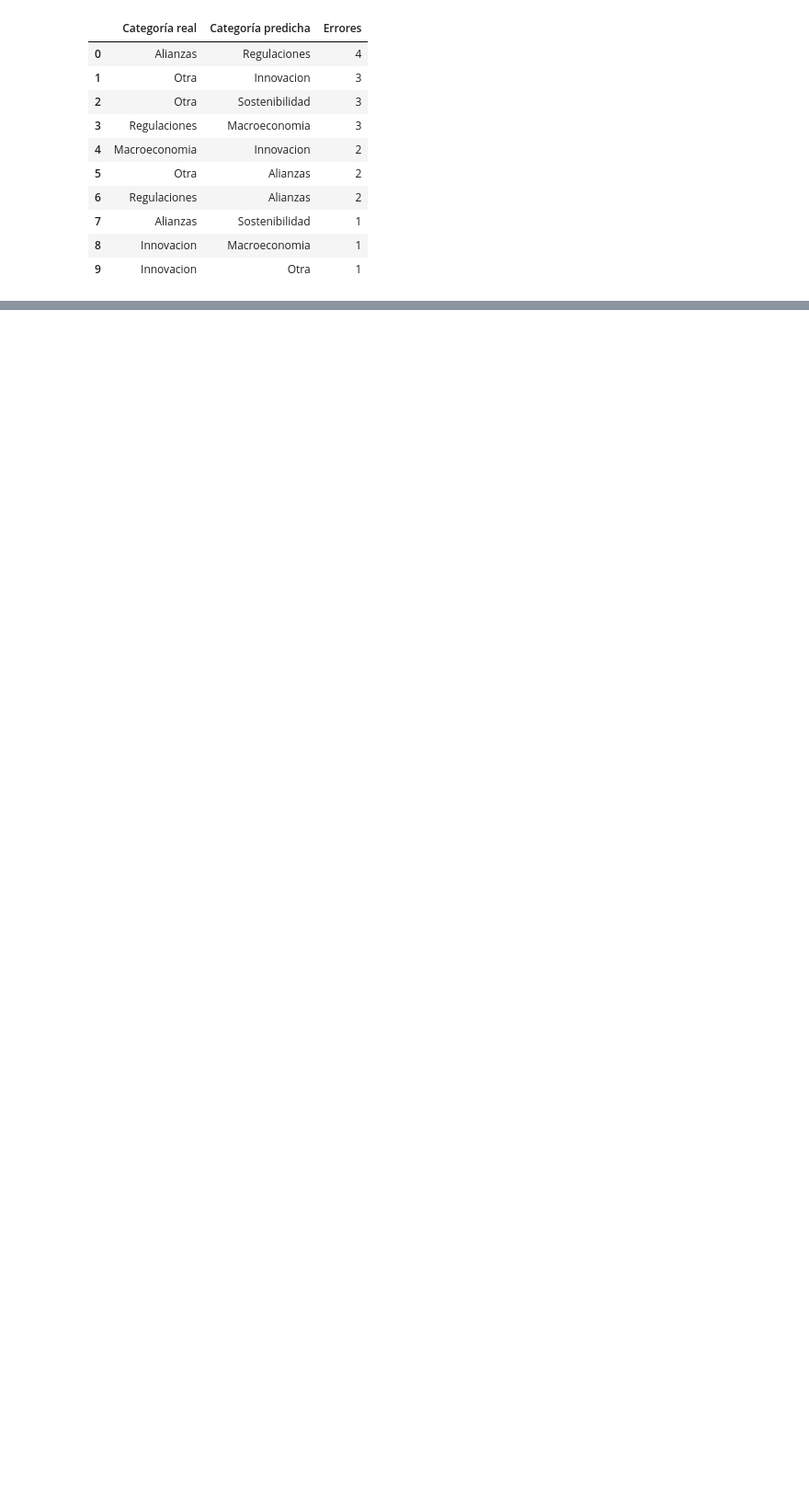
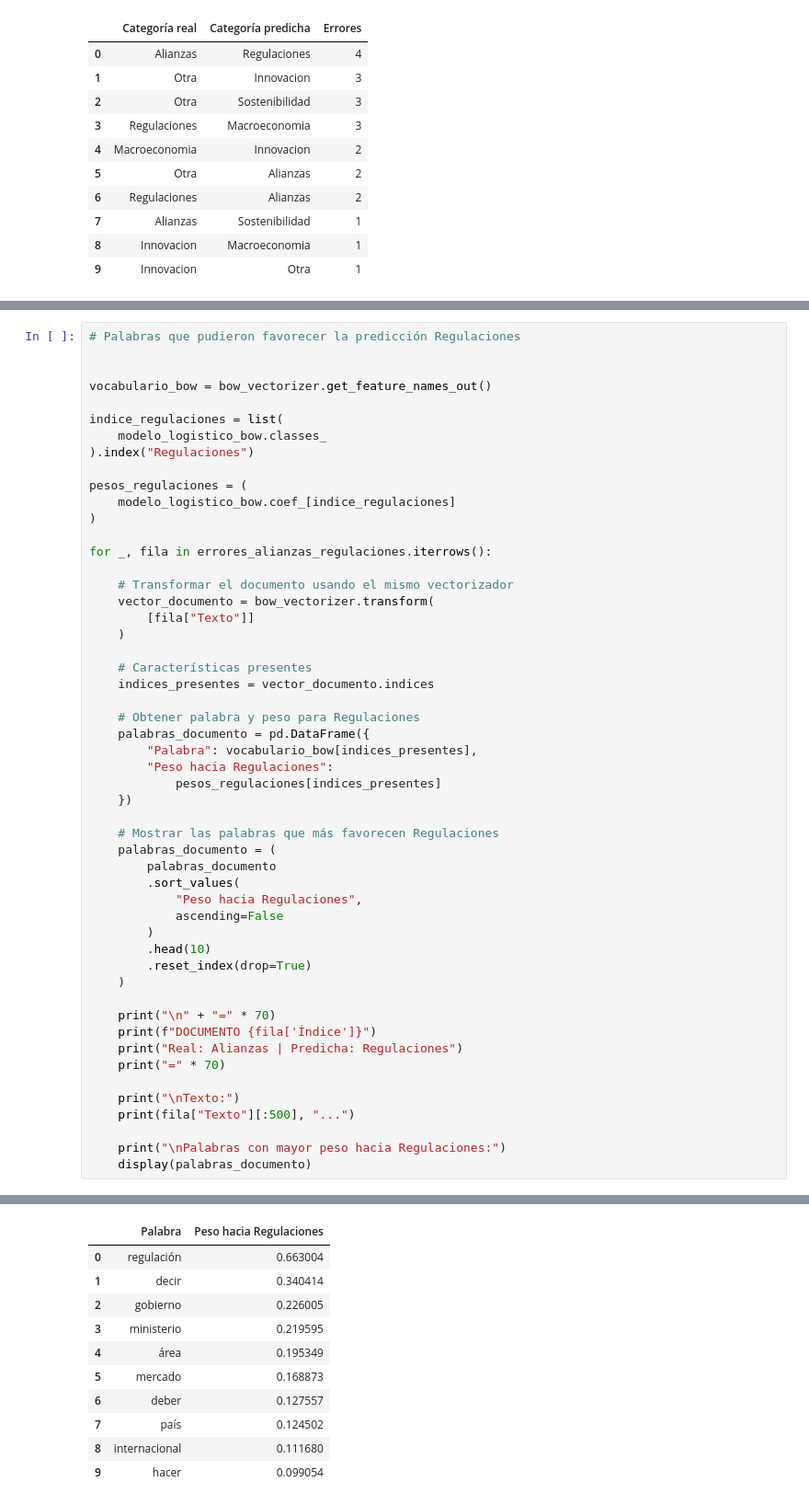
Before and after one commit to Cynthiss/NLP, a Jupyter notebook: Lab_4/Lab_4.ipynb, the cells around one changed output, grey strips where cells are left out. Shown at 92% size. Saved outputs shown, nothing was run; the diff lists cells and outputs as text; blank space fills up the shorter version.

Commit message:
Update Lab_4.ipynb
palabras que pudieron clasificar mal

```diff
--- a/Lab_4/Lab_4.ipynb
+++ b/Lab_4/Lab_4.ipynb
@@ -4081,0 +4083,53 @@ errores_alianzas_regulaciones[
+# %%
+# Palabras que pudieron favorecer la predicción Regulaciones
+
+
+vocabulario_bow = bow_vectorizer.get_feature_names_out()
+
+indice_regulaciones = list(
+    modelo_logistico_bow.classes_
+).index("Regulaciones")
+
+pesos_regulaciones = (
+    modelo_logistico_bow.coef_[indice_regulaciones]
+)
+
+for _, fila in errores_alianzas_regulaciones.iterrows():
+
+    # Transformar el documento usando el mismo vectorizador
+    vector_documento = bow_vectorizer.transform(
+        [fila["Texto"]]
+    )
+
+    # Características presentes
+    indices_presentes = vector_documento.indices
+
+    # Obtener palabra y peso para Regulaciones
+    palabras_documento = pd.DataFrame({
+        "Palabra": vocabulario_bow[indices_presentes],
+        "Peso hacia Regulaciones":
+            pesos_regulaciones[indices_presentes]
+    })
+
+    # Mostrar las palabras que más favorecen Regulaciones
+    palabras_documento = (
+        palabras_documento
+        .sort_values(
+            "Peso hacia Regulaciones",
+            ascending=False
+        )
+        .head(10)
+        .reset_index(drop=True)
+    )
+
+    print("\n" + "=" * 70)
+    print(f"DOCUMENTO {fila['Índice']}")
+    print("Real: Alianzas | Predicha: Regulaciones")
+    print("=" * 70)
+
+    print("\nTexto:")
+    print(fila["Texto"][:500], "...")
+
+    print("\nPalabras con mayor peso hacia Regulaciones:")
+    display(palabras_documento)
+# %% [output]
@@ -4081,0 +4145,11 @@ errores_alianzas_regulaciones[
+|  | Palabra | Peso hacia Regulaciones |
+| 0 | regulación | 0.663004 |
+| 1 | decir | 0.340414 |
+| 2 | gobierno | 0.226005 |
+| 3 | ministerio | 0.219595 |
+| 4 | área | 0.195349 |
+| 5 | mercado | 0.168873 |
+| 6 | deber | 0.127557 |
+| 7 | país | 0.124502 |
+| 8 | internacional | 0.111680 |
+| 9 | hacer | 0.099054 |
```
Also changed, not shown: parts of 2 cells of this notebook.
